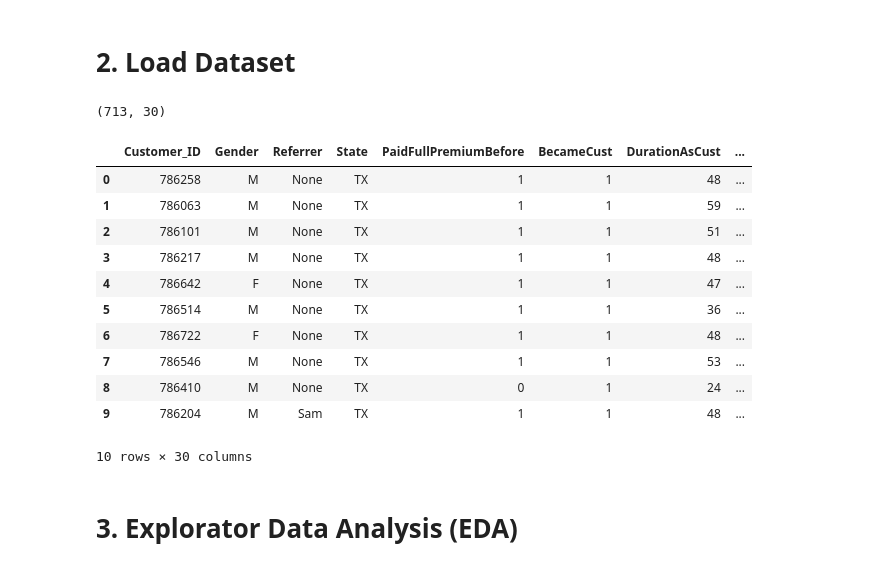
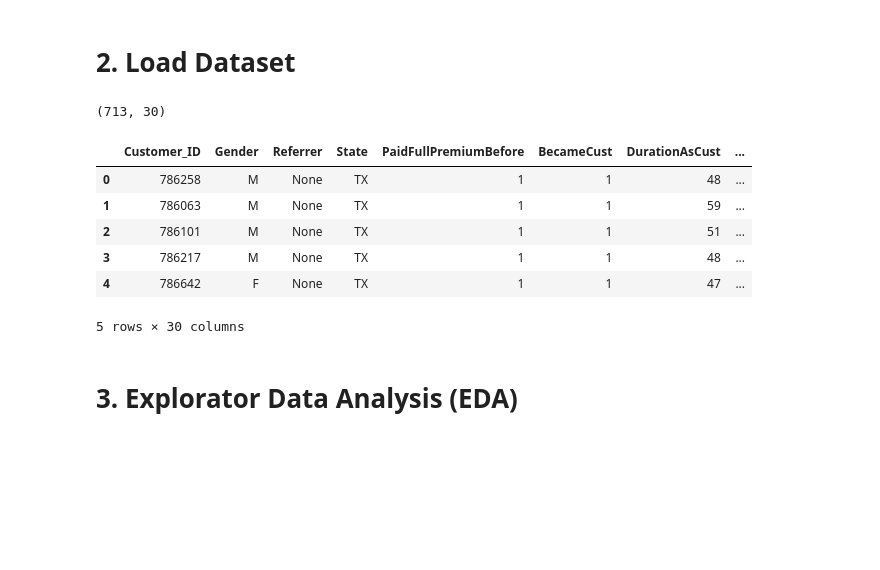
Before and after one commit to aliagowani/Deep_Learning_Customer_Classification, a Jupyter notebook: DeepLearningCustomerClassification.ipynb, the cells around one changed output. Saved outputs shown, nothing was run; the diff lists cells and outputs as text; code cells hidden in the pictures; blank space fills up the shorter version.

```diff
--- a/DeepLearningCustomerClassification.ipynb
+++ b/DeepLearningCustomerClassification.ipynb
@@ -71,21 +93,16 @@ dataset = pd.read_csv(url)
 # %%
 # Check shape of dataset and view first 10 observations.
 print(dataset.shape)
-dataset.head(10)
+dataset.head(5)
 # %% [output]
 (713, 30)
 |  | Customer_ID | Gender | Referrer | State | PaidFullPremiumBefore | BecameCust | DurationAsCust | ... |
 | 0 | 786258 | M | None | TX | 1 | 1 | 48 | ... |
 | 1 | 786063 | M | None | TX | 1 | 1 | 59 | ... |
 | 2 | 786101 | M | None | TX | 1 | 1 | 51 | ... |
 | 3 | 786217 | M | None | TX | 1 | 1 | 48 | ... |
 | 4 | 786642 | F | None | TX | 1 | 1 | 47 | ... |
-| 5 | 786514 | M | None | TX | 1 | 1 | 36 | ... |
-| 6 | 786722 | F | None | TX | 1 | 1 | 48 | ... |
-| 7 | 786546 | M | None | TX | 1 | 1 | 53 | ... |
-| 8 | 786410 | M | None | TX | 0 | 1 | 24 | ... |
-| 9 | 786204 | M | Sam | TX | 1 | 1 | 48 | ... |
-10 rows × 30 columns
+5 rows × 30 columns
 # %% [markdown]
 # 3. Explorator Data Analysis (EDA)
 # %%
```
Also changed, not shown: parts of 18 cells of this notebook, 4 other files.
